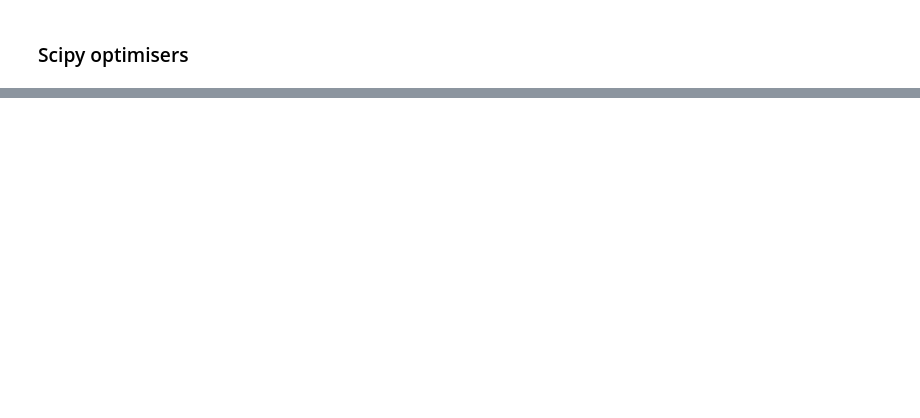
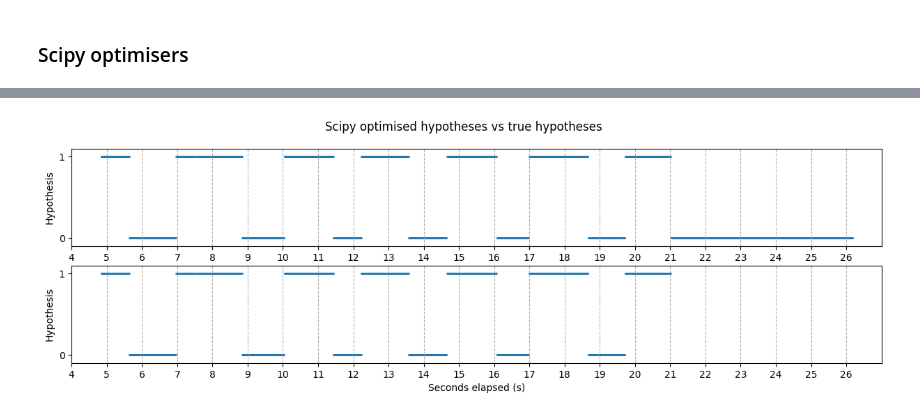
Before and after one commit to sjb296/linear-motion-detection, a Jupyter notebook: main.ipynb, the cells around one changed output, grey strips where cells are left out. Cells and saved outputs as stored; diff of their text form; code cells hidden in the pictures; blank space fills up the shorter version.

```diff
--- a/main.ipynb
+++ b/main.ipynb
@@ -401,0 +414,11 @@ scipy.optimize.minimize()
+# %%
+# Hypotheses for initial conditions
+hypotheses_400 = decide_on_hypothesis(Ts_squat, 400)
+# %%
+opt1 = scipy.optimize.minimize(
+    calculate_error,
+    x0=hypotheses_400,
+    args=(squat_df_trim["hypothesis"],),
+    method="Powell",
+)
+opt1
@@ -401,0 +438,5 @@ scipy.optimize.minimize()
+# %%
+ax1, ax2 = side_by_side_hyps(squat_df_trim["seconds_elapsed"], opt1["x"], squat_df_trim["hypothesis"], 4, 27)
+t = plt.suptitle("Scipy optimised hypotheses vs true hypotheses")
+# %% [output]
+[figure, added]
```
Also changed, not shown: parts of 10 cells of this notebook, 1 other file.
